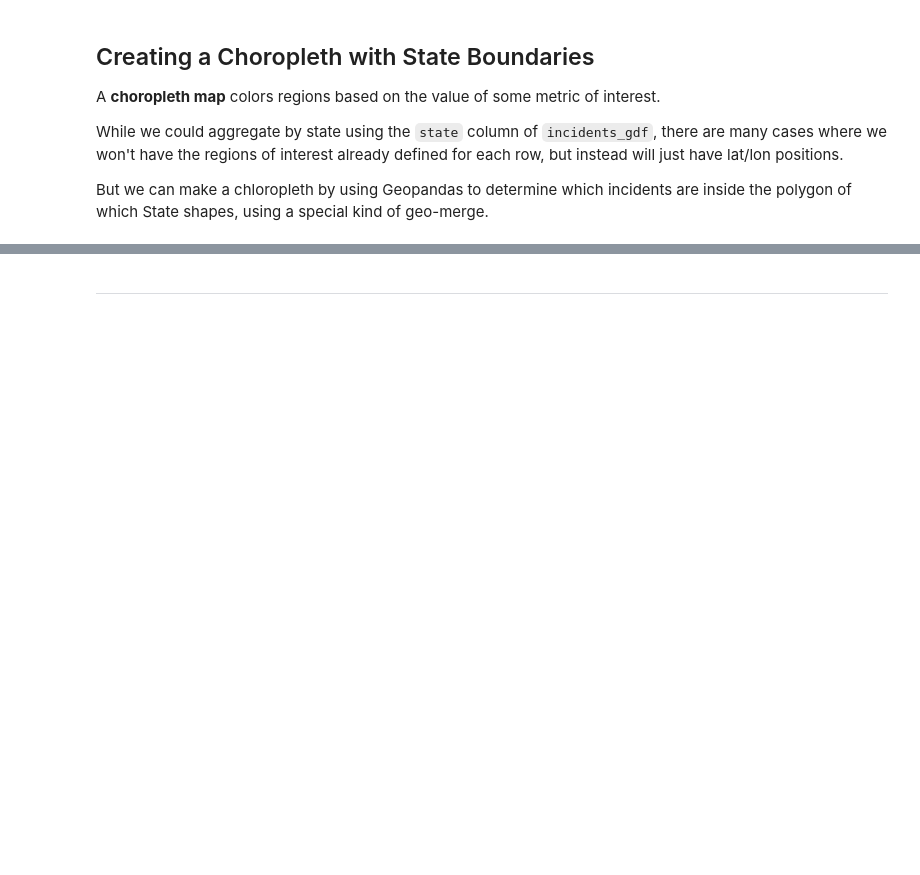
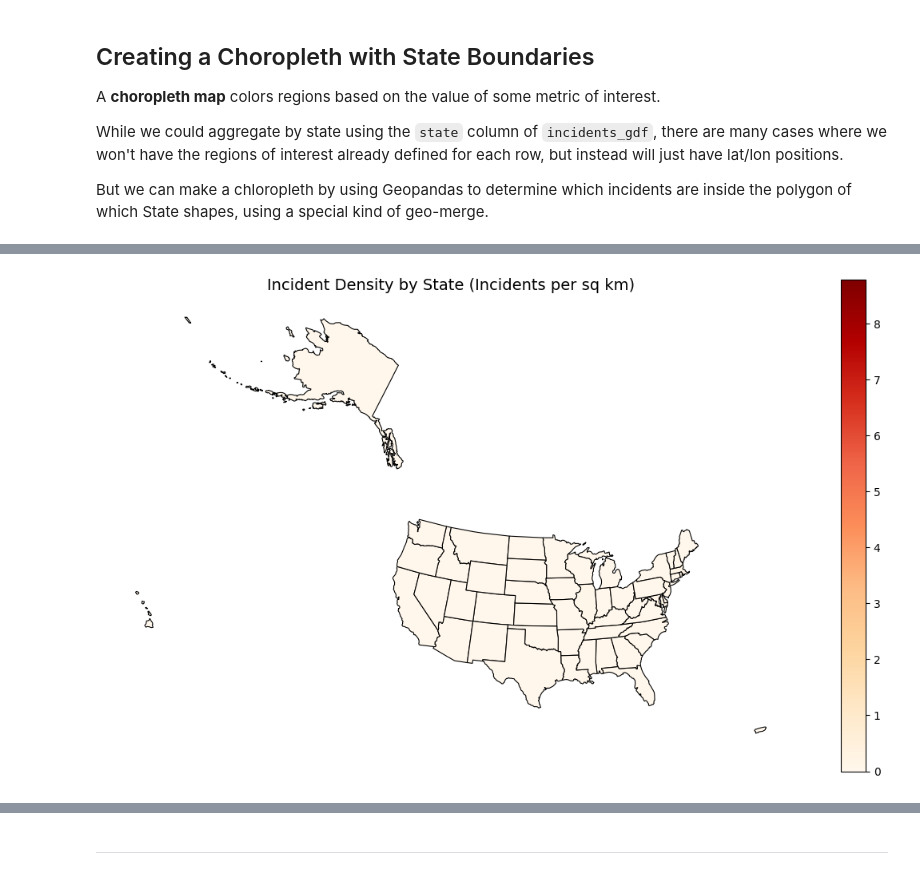
Before and after one commit to ahammer25/bus675_s26, a Jupyter notebook: lectures/Lecture_06_Time_Series_Geospatial.ipynb, the cells around one changed output, grey strips where cells are left out. Drawn from its saved outputs; the diff is of its cells as text; code cells hidden in the pictures; blank space fills up the shorter version.

```diff
--- a/lectures/Lecture_06_Time_Series_Geospatial.ipynb
+++ b/lectures/Lecture_06_Time_Series_Geospatial.ipynb
@@ -992,7 +1224,7 @@ Using the provided <code>idf</code> DataFrame and <code>igdf</code> GeoDataFrame
 import pandas as pd
 import geopandas as gpd
 from shapely.geometry import Point
-idf = gpd.read_feather('../data/gva.feather')
+idf = pd.read_feather('../data/gva.feather')
 geometry = [Point(xy) for xy in zip(idf['longitude'], idf['latitude'])]
 igdf = gpd.GeoDataFrame(idf, geometry=geometry)
 igdf.set_crs(epsg=4326, inplace=True)
@@ -1000,11 +1232,88 @@ igdf.set_crs(epsg=4326, inplace=True)
 
 # 1. Calculate centroid for each state
 # Hint: Use dissolve() and .centroid
-# Your code here
+# Exercise: Geospatial analysis
+
+# Use a projected CRS in meters for accurate centroid, area, and distance calculations
+igdf_proj = igdf.to_crs(epsg=5070)   # NAD83 / Conus Albers
+state_incidents = igdf_proj.dissolve(by='state')
+
+state_centroids = state_incidents.copy()
+state_centroids['centroid'] = state_centroids.geometry.centroid
+
+state_centroids_gdf = gpd.GeoDataFrame(
+    state_centroids[['centroid']],
+    geometry='centroid',
+    crs=igdf_proj.crs
+)
+
+print("State centroids:")
+print(state_centroids_gdf.head())
+
 
 # 2. Create visualization of incident density (incidents per square km)
-# Your code here
+# Count incidents per state
+incident_counts = igdf.groupby('state').size().reset_index(name='incident_count')
+
+# Get state polygons from Natural Earth
+states = gpd.read_file(
+    "https://raw.githubusercontent.com/PublicaMundi/MappingAPI/master/data/geojson/us-states.json"
+)
+
+# Match CRS and project
+states = states.to_crs(epsg=5070)
+
+# Compute state area in square kilometers
+states['area_sq_km'] = states.geometry.area / 1_000_000
+
+# Merge incident counts onto state polygons
+states_density = states.merge(incident_counts, left_on='name', right_on='state', how='left')
+states_density['incident_count'] = states_density['incident_count'].fillna(0)
+
+# Density = incidents per sq km
+states_density['incident_density'] = states_density['incident_count'] / states_density['area_sq_km']
+
+# Plot
+fig, ax = plt.subplots(figsize=(14, 8))
+states_density.plot(
+    column='incident_density',
+    cmap='OrRd',
+    linewidth=0.8,
+    edgecolor='black',
+    legend=True,
+    ax=ax,
+    missing_kwds={"color": "lightgrey", "label": "No data"}
+)
+
+ax.set_title("Incident Density by State (Incidents per sq km)", fontsize=14)
+ax.axis('off')
+plt.show()
+
 
 # 3. Find incidents within 50km of Punxsutawney, PA
-# Hint: Create a point for Punxsutawney,PA, buffer it, do a spatial join
-# Your code here
+# Create point for Punxsutawney in lat/lon
+punx_point = gpd.GeoDataFrame(
+    {'location': ['Punxsutawney, PA']},
+    geometry=[Point(-78.9562, 40.945)],
+    crs='EPSG:4326'
+)
+
+# Project to same CRS as incidents
+punx_point_proj = punx_point.to_crs(epsg=5070)
+
+# Buffer 50 km = 50,000 meters
+punx_buffer = punx_point_proj.copy()
+punx_buffer['geometry'] = punx_buffer.geometry.buffer(50000)
+
+# Spatial join: incidents within buffer
+incidents_near_punx = gpd.sjoin(
+    igdf_proj,
+    punx_buffer,
+    predicate='within',
+    how='inner'
+)
+
+print("Incidents within 50 km of Punxsutawney, PA:")
+print(incidents_near_punx.head())
+print(f"Total incidents within 50 km: {len(incidents_near_punx)}")
+# %% [output]
@@ -1010,0 +1328 @@ igdf.set_crs(epsg=4326, inplace=True)
+[figure, added]
```
Also changed, not shown: parts of 22 cells of this notebook.
